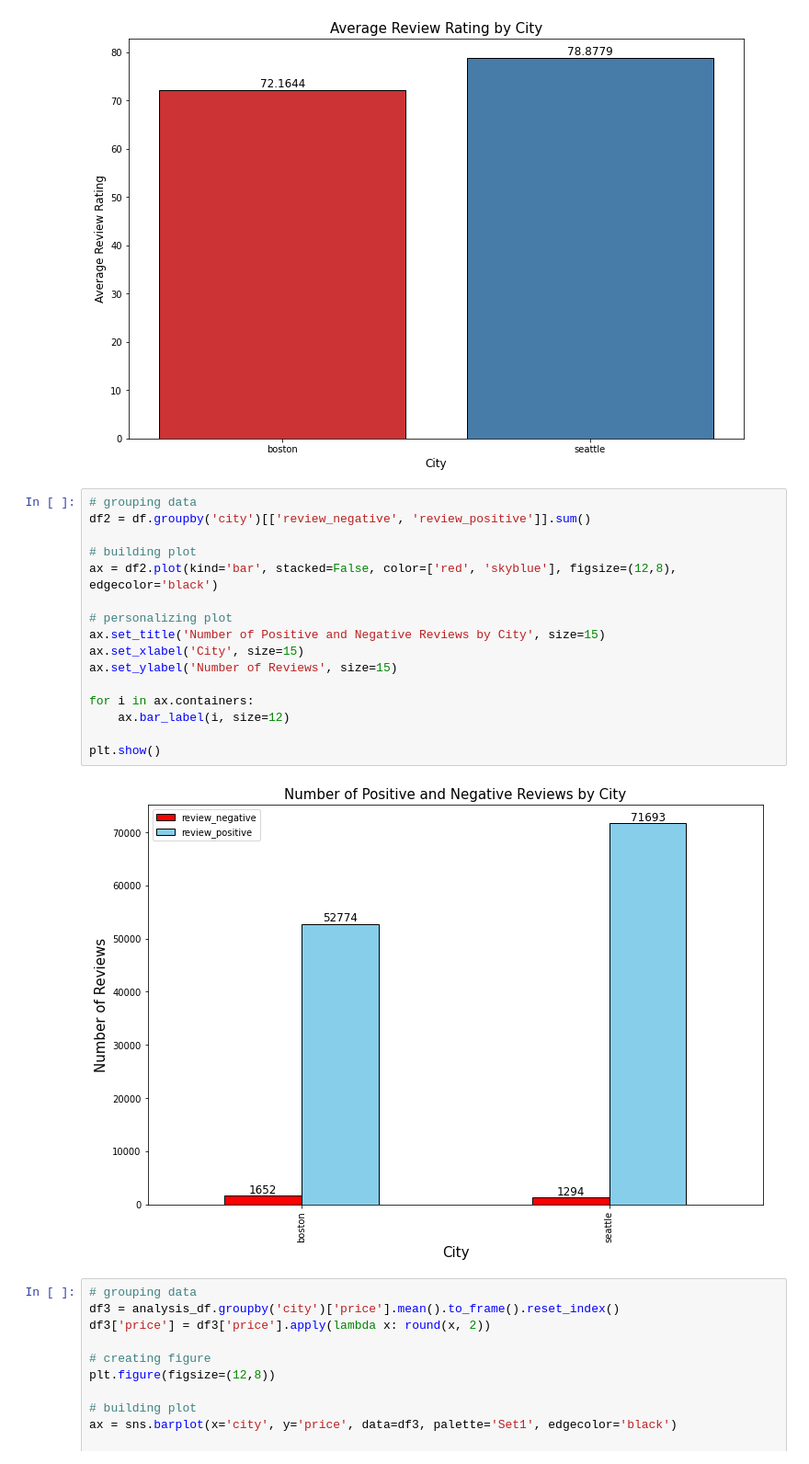
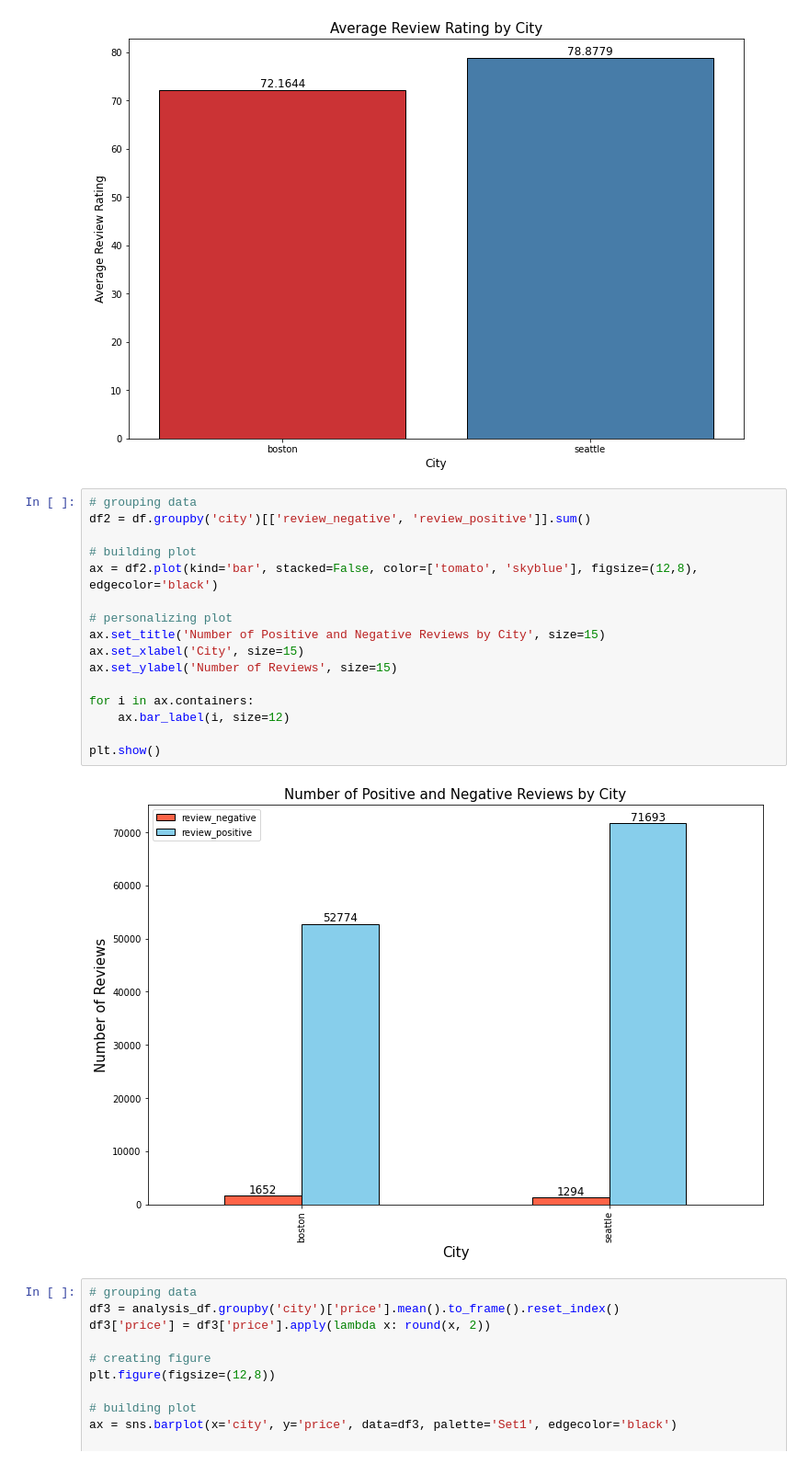
Before and after one commit to macedoti13/Airbnb-Data-Analysis, a Jupyter notebook: AirbnbDataAnalysis.ipynb, the cells around one changed output. Shown at 92% size. Saved outputs shown, nothing was run; the diff lists cells and outputs as text.

```diff
--- a/AirbnbDataAnalysis.ipynb
+++ b/AirbnbDataAnalysis.ipynb
@@ -1168,21 +1168,21 @@ plt.show()
 # %%
 # grouping data
 df2 = df.groupby('city')[['review_negative', 'review_positive']].sum()
 
 # building plot
-ax = df2.plot(kind='bar', stacked=False, color=['red', 'skyblue'], figsize=(12,8), edgecolor='black')
+ax = df2.plot(kind='bar', stacked=False, color=['tomato', 'skyblue'], figsize=(12,8), edgecolor='black')
 
 # personalizing plot
 ax.set_title('Number of Positive and Negative Reviews by City', size=15)
 ax.set_xlabel('City', size=15)
 ax.set_ylabel('Number of Reviews', size=15)
 
 for i in ax.containers:
     ax.bar_label(i, size=12)
 
 plt.show()
 # %% [output]
-[figure, old version]
+[figure, new version]
 # %%
 # grouping data
 df3 = analysis_df.groupby('city')['price'].mean().to_frame().reset_index()
```
Also changed, not shown: parts of 3 cells of this notebook.
